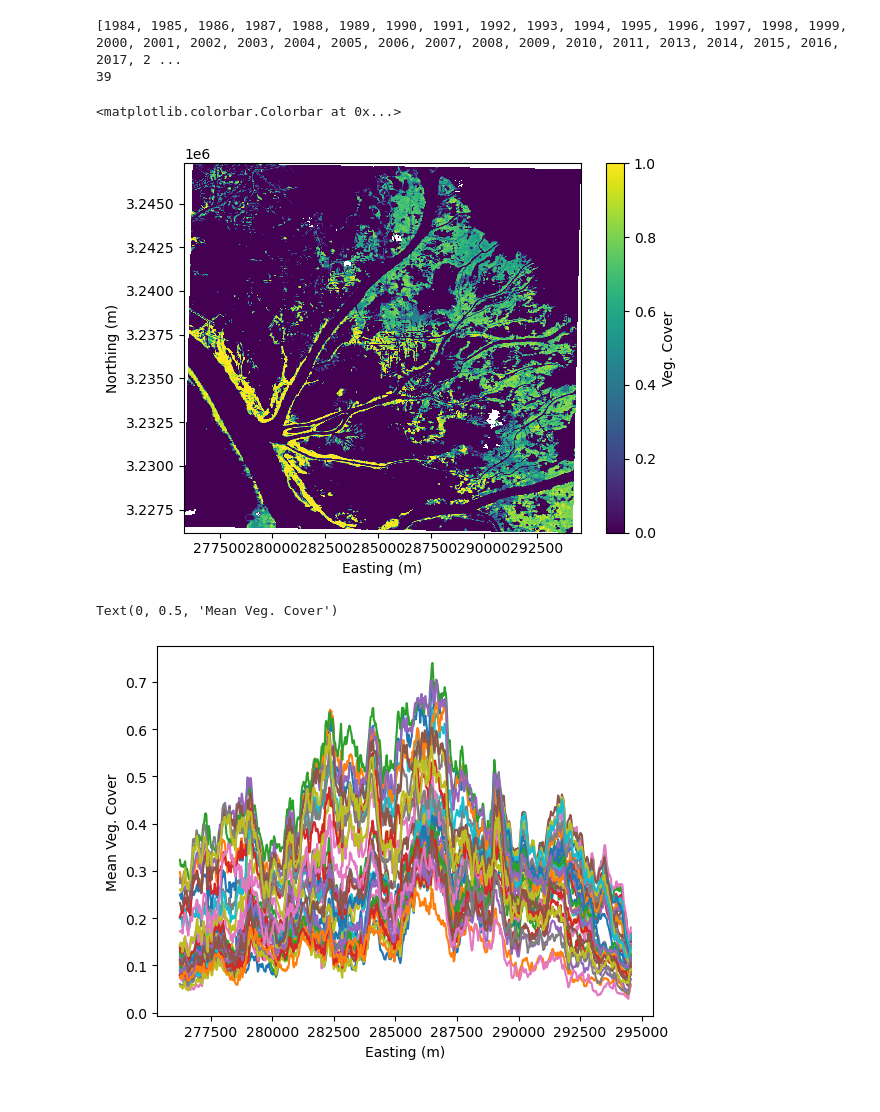
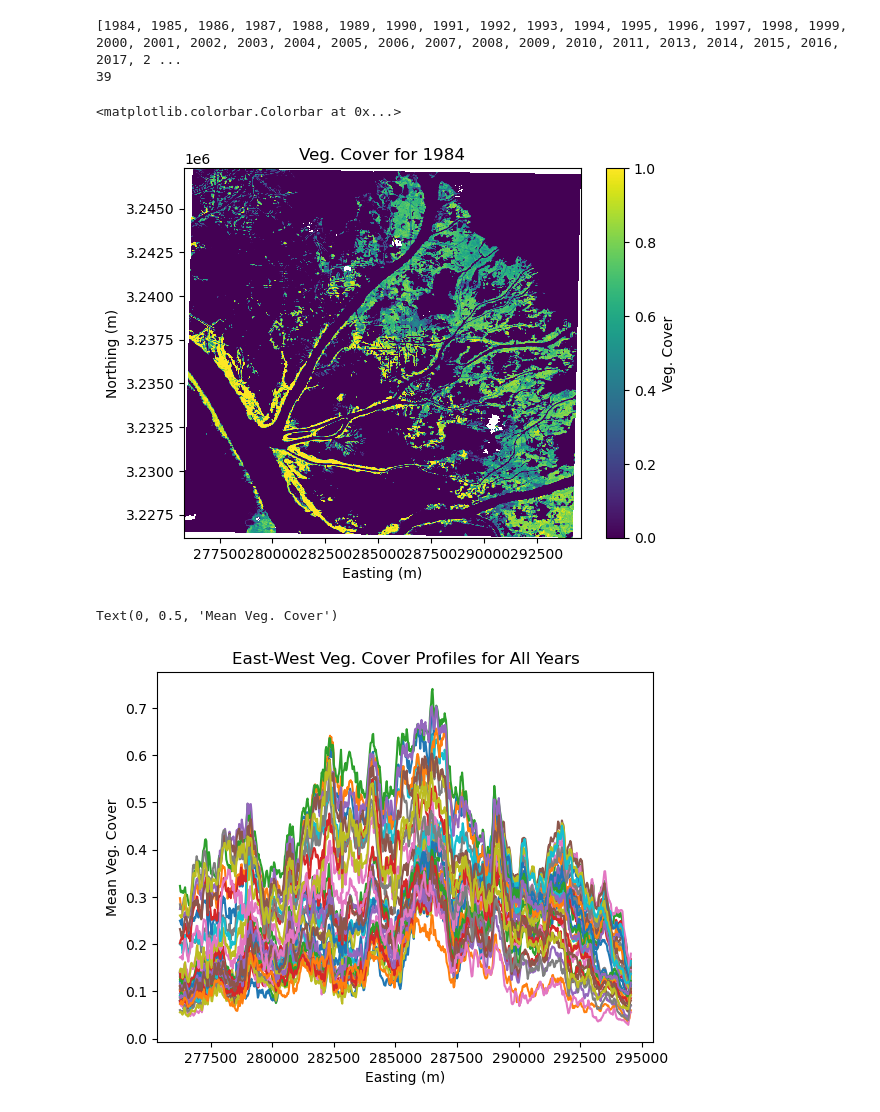
Before and after one commit to csherwood-usgs/marsh, a Jupyter notebook: delta_profile.ipynb, the cells around one changed output. Cells and saved outputs as stored; diff of their text form; code cells hidden in the pictures.

Commit message:
cleaned up delta plot

```diff
--- a/delta_profile.ipynb
+++ b/delta_profile.ipynb
@@ -4,9 +4,9 @@ import numpy as np
 import matplotlib.pyplot as plt
 from pyproj import Transformer
 # %%
+# read the data
 infile = 'LS_5789_Veg_Frac_1984_2023_missing_2012_39lyr_stck_041524_Delta.tif'
-r1 = rioxarray.open_rasterio(
-    infile )
+r1 = rioxarray.open_rasterio( infile )
 r1
 # %% [output]
 <xarray.DataArray (band: 39, y: 696, x: 701)> Size: 152MB
@@ -52,29 +53,30 @@ print(len(yr))
 [1984, 1985, 1986, 1987, 1988, 1989, 1990, 1991, 1992, 1993, 1994, 1995, 1996, 1997, 1998, 1999, 2000, 2001, 2002, 2003, 2004, 2005, 2006, 2007, 2008, 2009, 2010, 2011, 2013, 2014, 2015, 2016, 2017, 2 ...
 39
 # %%
-# map the first band (1984)
+# map the first band (1984) to make sure everything is squared away
 plt.pcolormesh(x, y, a[0,:,:])
+plt.title('Veg. Cover for {}'.format(yr[0]))
 plt.xlabel('Easting (m)')
 plt.ylabel('Northing (m)' )
 plt.colorbar( label='Veg. Cover')
 # %% [output]
 <matplotlib.colorbar.Colorbar at 0x...>
-[figure, old version]
+[figure, new version]
 # %%
 # east-west profiles made by averaging along y-axis
 # plot all of the profiles
 profiles = np.zeros((39,len(x[0,:])))
 tot_area = np.zeros((39))
 for i, b in enumerate( band ):
     tot_area[i] = np.nanmean(a[i,:,:], axis=(0,1) )
     profiles[i,:] = np.nanmean(a[i,:,:], axis=0)
     plt.plot( x[0,:], profiles[i,:] )
-
+plt.title('East-West Veg. Cover Profiles for All Years')
 plt.xlabel('Easting (m)')
 plt.ylabel('Mean Veg. Cover')
 # %% [output]
 Text(0, 0.5, 'Mean Veg. Cover')
-[figure, old version]
+[figure, new version]
 # %%
 # this plot should be changed to include NaN for 2012
 plt.plot(yr, tot_area)
```
Also changed, not shown: parts of 3 cells of this notebook.
